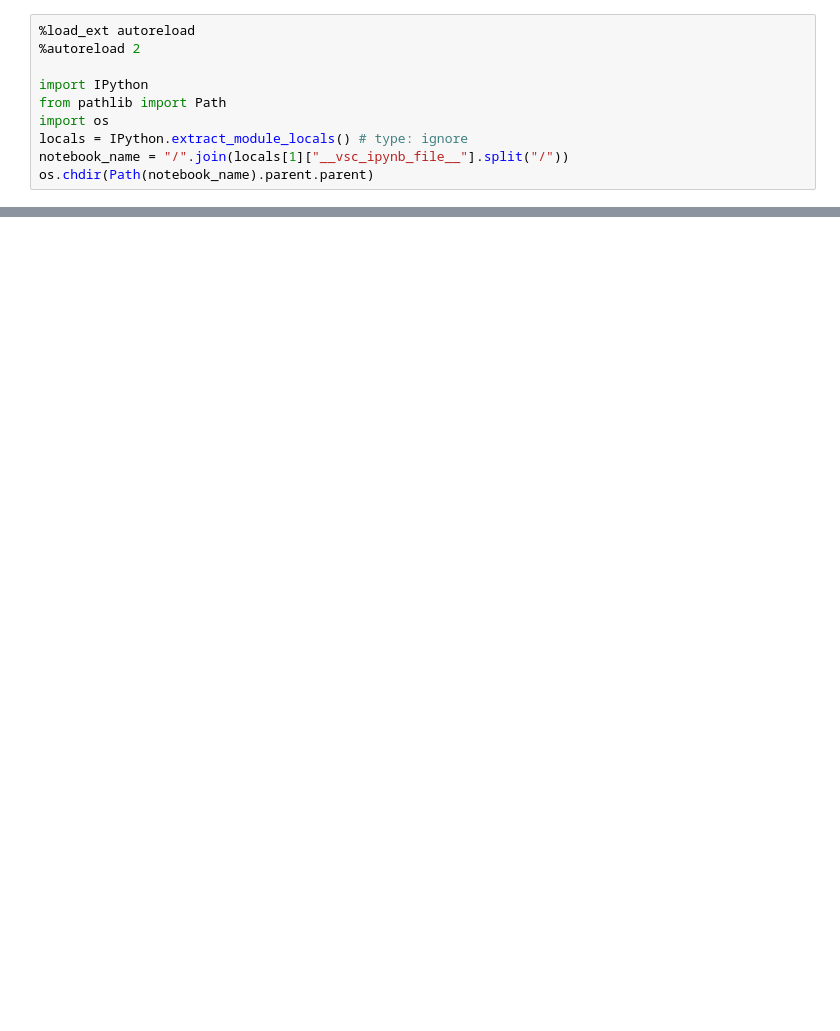
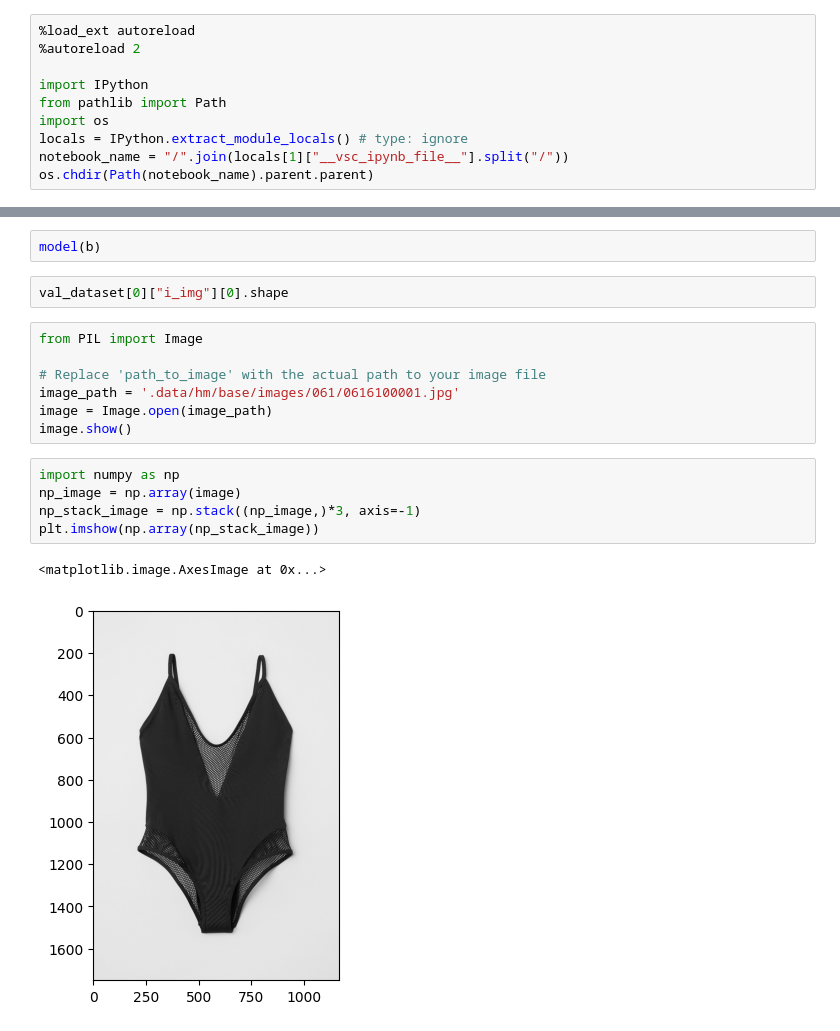
Before and after one commit to milymilek/retail-recommender-system, a Jupyter notebook: notebooks/t.ipynb, the cells around one changed output, grey strips where cells are left out. Drawn from its saved outputs; the diff is of its cells as text; blank space fills up the shorter version.

```diff
--- a/notebooks/t.ipynb
+++ b/notebooks/t.ipynb
@@ -17,0 +75,19 @@ dataset = load_dataset(DataConfig(dataset="hm", prefix="frac_0_01"))
+# %%
+model(b)
+# %%
+val_dataset[0]["i_img"][0].shape
+# %%
+from PIL import Image
+
+# Replace 'path_to_image' with the actual path to your image file
+image_path = '.data/hm/base/images/061/0616100001.jpg'
+image = Image.open(image_path)
+image.show()
+# %%
+import numpy as np
+np_image = np.array(image)
+np_stack_image = np.stack((np_image,)*3, axis=-1)
+plt.imshow(np.array(np_stack_image))
+# %% [output]
+<matplotlib.image.AxesImage at 0x...>
+[figure, added]
```
Also changed, not shown: parts of 19 cells of this notebook, 28 other files.
